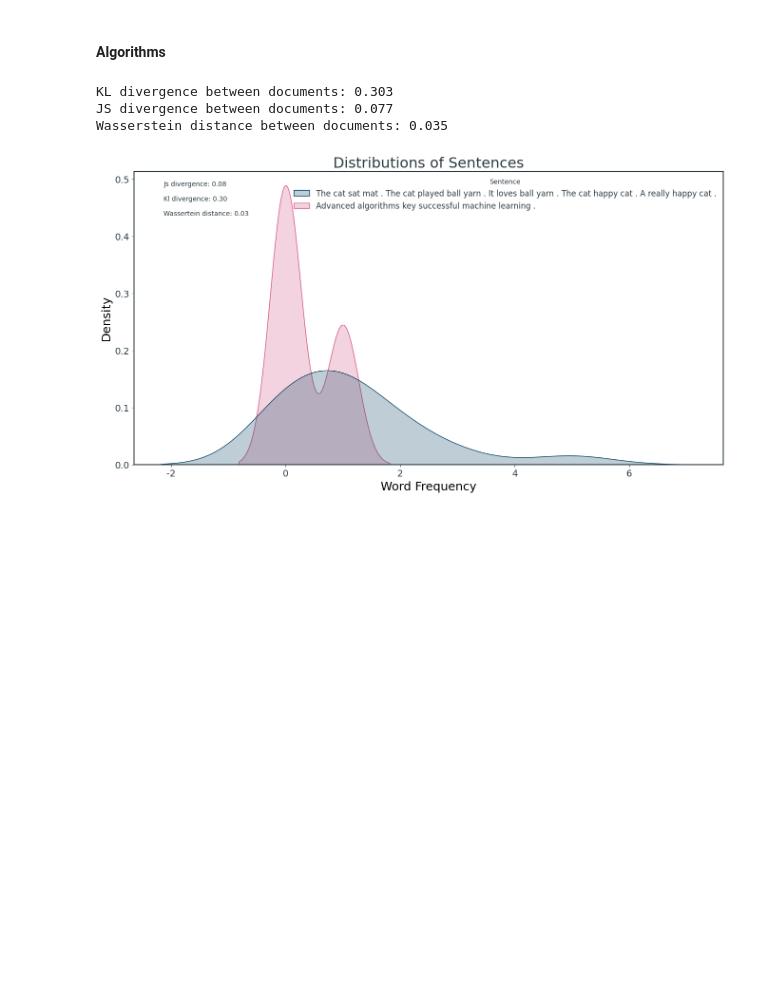
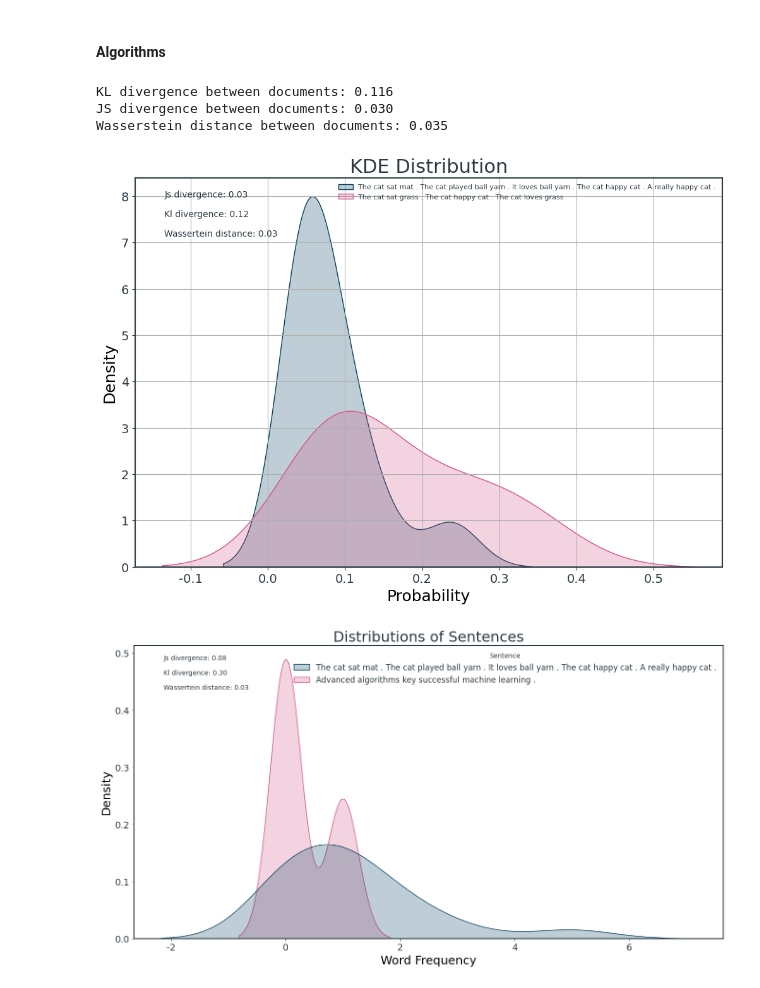
Before and after one commit to micheledinelli/text-distances, a Jupyter notebook: text-distance-analysis.ipynb, the cells around one changed output. Drawn from its saved outputs; the diff is of its cells as text; code cells hidden in the pictures; blank space fills up the shorter version.

```diff
--- a/text-distance-analysis.ipynb
+++ b/text-distance-analysis.ipynb
@@ -383,7 +383,7 @@ document1 = """
 The cat sat on the mat. The cat played with a ball of yarn. It loves the ball and the yarn.
 The cat is a happy cat. A really happy cat.
 """
-document2 = "Advanced algorithms are key for successful machine learning."
+document2 = "The cat sat on the grass. The cat is a happy cat. The cat loves the grass"
 
 # Preprocess the documents
 document1 = preprocess(document1)
@@ -397,9 +397,55 @@ print(f"KL divergence between documents: {kl_divergence_result:.3f}")
 print(f"JS divergence between documents: {js_divergence_result:.3f}")
 print(f"Wasserstein distance between documents: {wasserstein_distance_result:.3f}")
 # %% [output]
-KL divergence between documents: 0.303
-JS divergence between documents: 0.077
+KL divergence between documents: 0.116
+JS divergence between documents: 0.030
 Wasserstein distance between documents: 0.035
+# %%
+def extract_word_distribution(text):
+    # Tokenize the text
+    tokens = re.findall(r'\b\w+\b', text.lower())
+
+    # Count the occurrences of each token
+    token_counts = Counter(tokens)
+
+    # Calculate the probability distribution
+    total_tokens = sum(token_counts.values())
+    probability_distribution = {token: count / total_tokens for token, count in token_counts.items()}
+
+    return probability_distribution
+
+def plot_kde_distribution(document1, document2):
+    # Extract word distributions for both documents
+    distribution1 = extract_word_distribution(document1)
+    distribution2 = extract_word_distribution(document2)
+
+    kl_divergence_result = kl_divergence(document1, document2)
+    js_divergence_result = js_divergence(document1, document2)
+    wasserstein_distance_result = calculate_wasserstein_distance(document1, document2)
+
+    plt.annotate(f'Js divergence: {js_divergence_result:.2f}', (0.05, 0.95), xycoords='axes fraction')
+    plt.annotate(f'Kl divergence: {kl_divergence_result:.2f}', (0.05, 0.90), xycoords='axes fraction')
+    plt.annotate(f'Wassertein distance: {wasserstein_distance_result:.2f}', (0.05, 0.85), xycoords='axes fraction')
+
+    # Extract probability values for each word from both distributions
+    values1 = np.array(list(distribution1.values()))
+    values2 = np.array(list(distribution2.values()))
+
+    # Plot KDE distribution
+    sns.kdeplot(values1, label=document1, fill=True)
+    sns.kdeplot(values2, label=document2, fill=True)
+
+    plt.xlabel('Probability')
+    plt.ylabel('Density')
+    plt.title('KDE Distribution')
+    plt.legend(fontsize=8)
+    plt.grid(True)
+    plt.show()
+
+# Plot KDE distribution
+plot_kde_distribution(document1, document2)
+# %% [output]
+[figure, added]
 # %%
 distribution1 = get_distribution(document1)
 distribution2 = get_distribution(document2)
```
Also changed, not shown: parts of 1 cell of this notebook.
